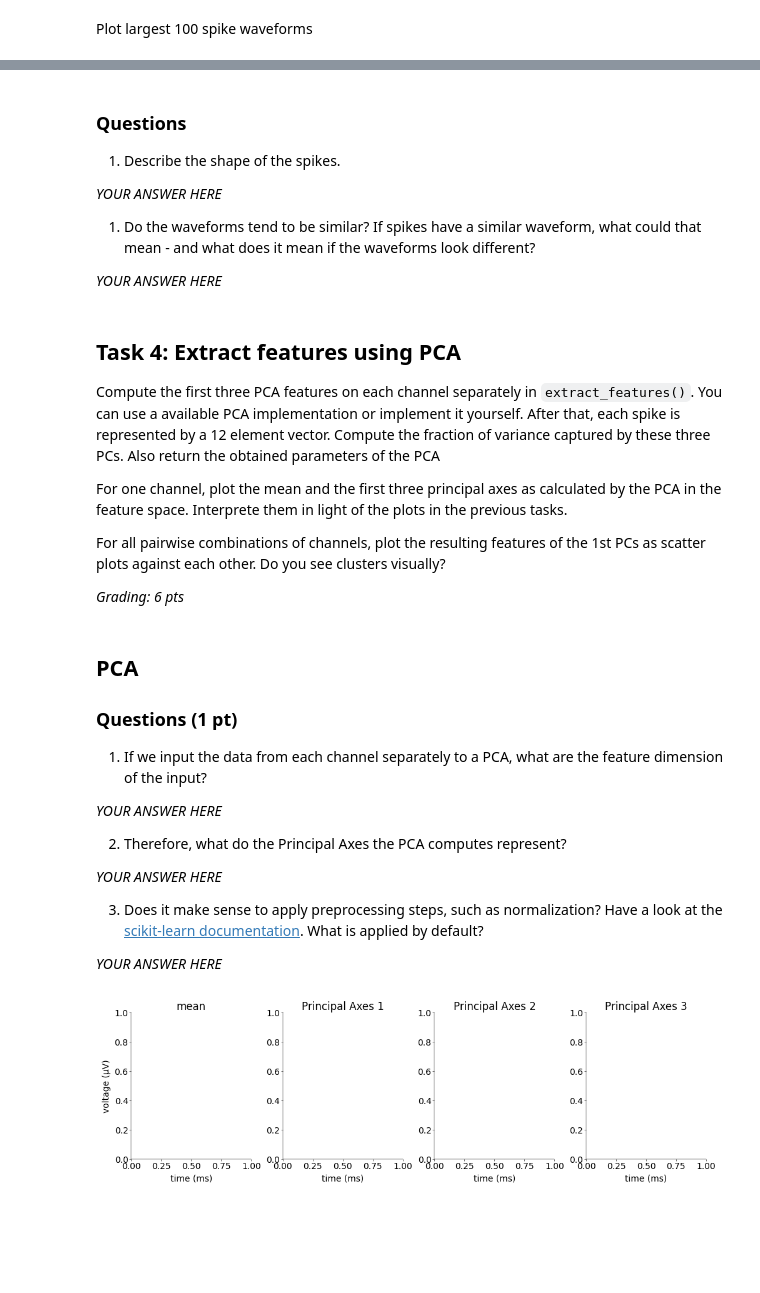
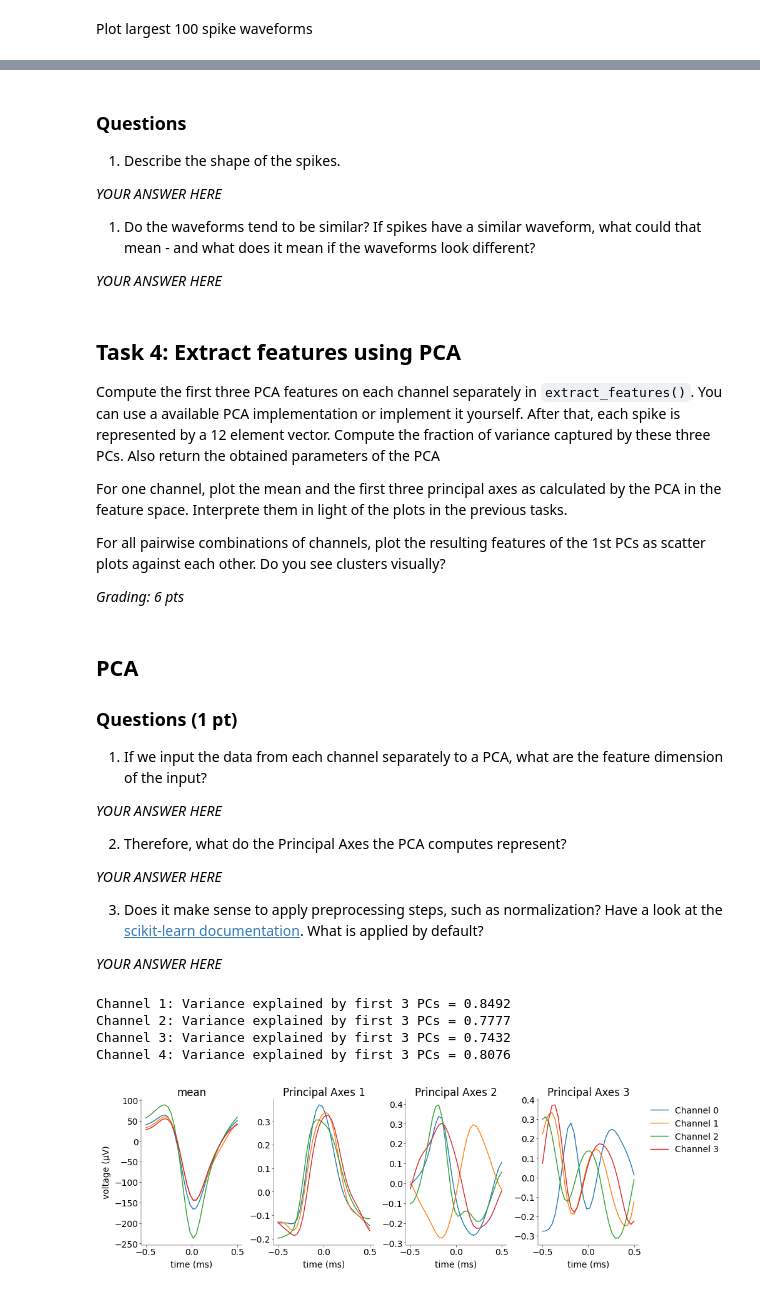
Before and after one commit to m-abbas-ansari/Neural-Data-Science-25, a Jupyter notebook: Assignment 1/notebooks/CodingLab1.ipynb, the cells around one changed output, grey strips where cells are left out. Drawn from its saved outputs; the diff is of its cells as text; code cells hidden in the pictures; blank space fills up the shorter version.

````diff
--- a/Assignment 1/notebooks/CodingLab1.ipynb
+++ b/Assignment 1/notebooks/CodingLab1.ipynb
@@ -172,6 +180,11 @@ T = 100000
 t = np.arange(0, T) * dt
 
 for i, (raw, filtered) in enumerate(mosaic):
+
+    # plot ith raw and filtered channels
+    ax[raw].plot(t, x[raw.split()[-1]][:T], color="black", lw=0.3)
+    ax[filtered].plot(t, xf[filtered.split()[-1]][:T], color="black", lw=0.3)
+
     ax[raw].set_xlim((0, 3))
     ax[raw].set_ylim((-1000, 1000))
 
@@ -355,6 +422,11 @@ Plot first 100 spike waveforms
 # ---------------------------------------------------------------------
 # plot first and largest 100 spikes and answer the questions (1+1 pts)
 # ---------------------------------------------------------------------
+
+waveforms = extract_waveforms(xf_array, s_idx)
+
+# time vector in ms for 30-sample waveforms centered at 0 ms
+t_wf = np.linspace(-0.5, 0.5, 30)  # ms, 1 ms total centered at 0
 
 # first 100 spikes
 
@@ -369,6 +441,9 @@ fig, ax = plt.subplot_mosaic(
 # cols = ["Ch1", "Ch2", "Ch3", "Ch4"]
 for i, col in enumerate(cols):
 
+    for wf in waveforms[:100]:  # first 100 spikes
+        ax[col].plot(t_wf, wf[:, i], color="black", alpha=0.3)
+
     # labeling etc
     ax[col].set_ylim((-500, 250))
     ax[col].set_xlim((-0.33, 0.66))
@@ -387,6 +462,16 @@ for i, col in enumerate(cols):
 Plot largest 100 spike waveforms
 # %%
 # largest 100 spikes
+
+# time vector in ms for plotting (30 samples over 1 ms)
+t_wf = np.linspace(-0.5, 0.5, 30)
+
+# Compute peak-to-peak amplitudes for each spike across channels
+peak_to_peak = np.ptp(waveforms, axis=1)  # shape: (n_spikes, 4)
+max_amplitudes = peak_to_peak.max(axis=1)  # (n_spikes,)
+
+# Get indices of the 100 largest spikes
+top_100_idx = np.argsort(max_amplitudes)[-100:]
 
 fig, ax = plt.subplot_mosaic(
     mosaic=mosaic, figsize=(8, 6), layout="constrained", dpi=100
@@ -394,8 +479,11 @@ fig, ax = plt.subplot_mosaic(
 
 for i, col in enumerate(cols):
 
+    for idx in top_100_idx:
+        ax[col].plot(t_wf, waveforms[idx, :, i], color="black", alpha=0.3)
+
     # labeling etc
-    ax[col].set_ylim((-1000, 500))
+    ax[col].set_ylim((-500, 250))
     ax[col].set_xlim((-0.33, 0.66))
     ax[col].set_title(col, loc="left")
     if col == "Ch3" or col == "Ch4":
@@ -411,34 +499,37 @@ for i, col in enumerate(cols):
 # %% [markdown]
 ### Questions
 
-1) Describe the shape of the spikes.
+1. Describe the shape of the spikes.
 
 _YOUR ANSWER HERE_
 
-1) Do the waveforms tend to be similar? If spikes have a similar waveform, what could that mean - and what does it mean if the waveforms look different?
+1. Do the waveforms tend to be similar? If spikes have a similar waveform, what could that mean - and what does it mean if the waveforms look different?
 
 _YOUR ANSWER HERE_
 # %% [markdown]
 ## Task 4: Extract features using PCA
-Compute the first three PCA features on each channel separately in ```extract_features()```. You can use a available PCA implementation or implement it yourself. After that, each spike is represented by a 12 element vector. Compute the fraction of variance captured by these three PCs. Also return the obtained parameters of the PCA
+
+Compute the first three PCA features on each channel separately in `extract_features()`. You can use a available PCA implementation or implement it yourself. After that, each spike is represented by a 12 element vector. Compute the fraction of variance captured by these three PCs. Also return the obtained parameters of the PCA
 
 For one channel, plot the mean and the first three principal axes as calculated by the PCA in the feature space. Interprete them in light of the plots in the previous tasks.
 
 For all pairwise combinations of channels, plot the resulting features of the 1st PCs as scatter plots against each other. Do you see clusters visually?
 
-*Grading: 6 pts*
+_Grading: 6 pts_
 # %% [markdown]
 ## PCA
+
 ### Questions (1 pt)
-1) If we input the data from each channel separately to a PCA, what are the feature dimension of the input?
+
+1. If we input the data from each channel separately to a PCA, what are the feature dimension of the input?
 
 _YOUR ANSWER HERE_
 
-2) Therefore, what do the Principal Axes the PCA computes represent?
+2. Therefore, what do the Principal Axes the PCA computes represent?
 
 _YOUR ANSWER HERE_
 
-3) Does it make sense to apply preprocessing steps, such as normalization? Have a look at the [scikit-learn documentation](https://scikit-learn.org/stable/modules/generated/sklearn.decomposition.PCA.html). What is applied by default?
+3. Does it make sense to apply preprocessing steps, such as normalization? Have a look at the [scikit-learn documentation](https://scikit-learn.org/stable/modules/generated/sklearn.decomposition.PCA.html). What is applied by default?
 
 _YOUR ANSWER HERE_
 # %%
@@ -493,32 +608,52 @@ def extract_features(w: np.ndarray) -> np.ndarray:
 # %%
 """Solution"""
+
+b, means, principal_components = extract_features(waveforms)
 
 # ------------------------------------------------------------------------------------------------------------------
 # Plot the mean of each channel and the three principal axes obtained by the PCA and answer the questions (1+1 pts)
 # ------------------------------------------------------------------------------------------------------------------
 
 mosaic = [
     ["mean", "Principal Axes 1", "Principal Axes 2", "Principal Axes 3"],
 ]
 fig, ax = plt.subplot_mosaic(
     mosaic=mosaic, figsize=(10, 3), layout="constrained", dpi=100
 )
 
+# Time vector in ms for plotting (30 samples over 1 ms)
+t_wf = np.linspace(-0.5, 0.5, means.shape[1])
+
 for channel in range(4):
+    color = f"C{channel}"
+
+    # Mean waveform
+    ax["mean"].plot(t_wf, means[channel], label=f"Channel {channel+1}", color=color)
+
+    # First 3 PCA axes (principal components)
+    for i in range(3):
+        ax[f"Principal Axes {i+1}"].plot(
+            t_wf, principal_components[channel, i], color=color
+        )
+
     for i, mo in enumerate(np.ravel(mosaic)):
 
         ax[mo].set_xlabel("time (ms)")
         ax[mo].set_title(mo)
 
 ax[mosaic[0][0]].set_ylabel("voltage (μV)")
 ax[mosaic[0][-1]].legend(
     ["Channel " + str(i) for i in range(4)],
     bbox_to_anchor=(1.04, 1),
     loc="upper left",
 )
 plt.show()
 # %% [output]
+Channel 1: Variance explained by first 3 PCs = 0.8492
+Channel 2: Variance explained by first 3 PCs = 0.7777
+Channel 3: Variance explained by first 3 PCs = 0.7432
+Channel 4: Variance explained by first 3 PCs = 0.8076
-[figure, old version]
+[figure, new version]
 # %% [markdown]
 ### Questions
 
````
Also changed, not shown: parts of 18 cells of this notebook, 3 other files.
